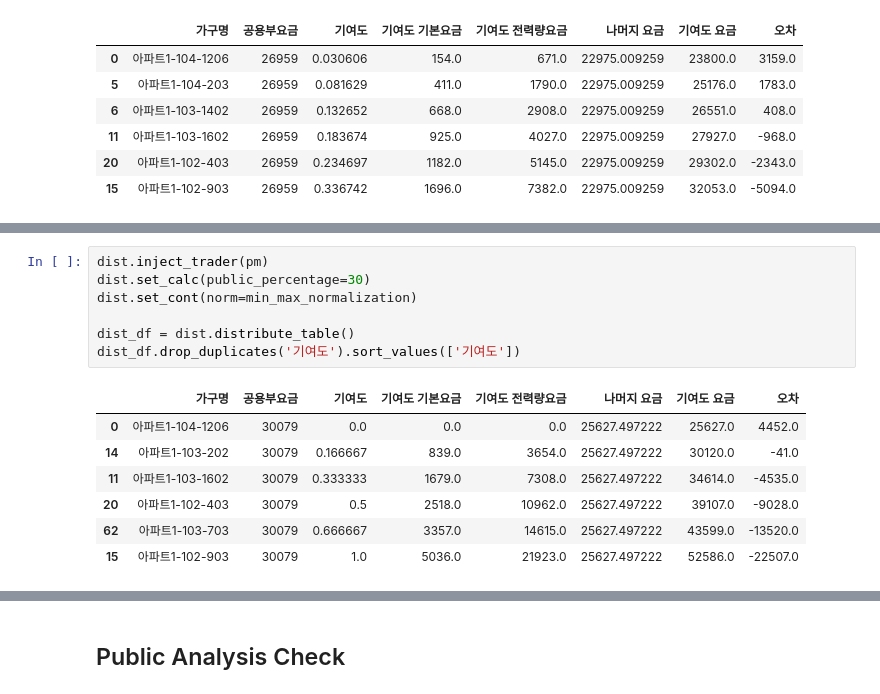
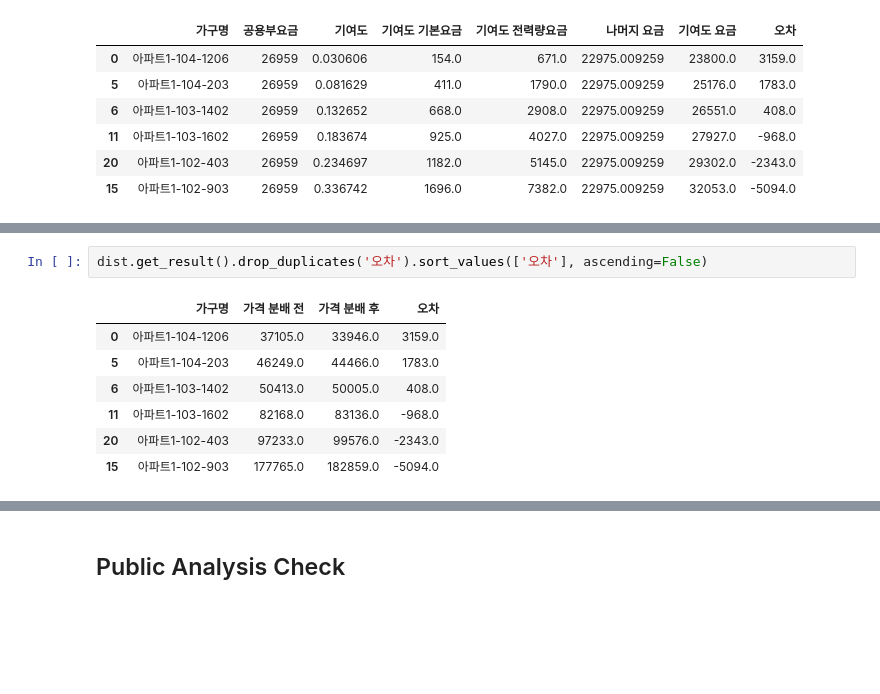
Before and after one commit to formegusto/energy-trading, a Jupyter notebook: analysis. paran energy.ipynb, the cells around one changed output, grey strips where cells are left out. Drawn from its saved outputs; the diff is of its cells as text; blank space fills up the shorter version.

Commit message:
paran model + public result + dist modularization okay

```diff
--- a/analysis. paran energy.ipynb
+++ b/analysis. paran energy.ipynb
@@ -319,15 +287,10 @@ dist_df.drop_duplicates('기여도').sort_values(['기여도'])
-# %%
-dist.inject_trader(pm)
-dist.set_calc(public_percentage=30)
-dist.set_cont(norm=min_max_normalization)
-
-dist_df = dist.distribute_table()
-dist_df.drop_duplicates('기여도').sort_values(['기여도'])
-# %% [output]
-|  | 가구명 | 공용부요금 | 기여도 | 기여도 기본요금 | 기여도 전력량요금 | 나머지 요금 | 기여도 요금 | 오차 |
-| 0 | 아파트1-104-1206 | 30079 | 0.0 | 0.0 | 0.0 | 25627.497222 | 25627.0 | 4452.0 |
-| 14 | 아파트1-103-202 | 30079 | 0.166667 | 839.0 | 3654.0 | 25627.497222 | 30120.0 | -41.0 |
-| 11 | 아파트1-103-1602 | 30079 | 0.333333 | 1679.0 | 7308.0 | 25627.497222 | 34614.0 | -4535.0 |
-| 20 | 아파트1-102-403 | 30079 | 0.5 | 2518.0 | 10962.0 | 25627.497222 | 39107.0 | -9028.0 |
-| 62 | 아파트1-103-703 | 30079 | 0.666667 | 3357.0 | 14615.0 | 25627.497222 | 43599.0 | -13520.0 |
-| 15 | 아파트1-102-903 | 30079 | 1.0 | 5036.0 | 21923.0 | 25627.497222 | 52586.0 | -22507.0 |
+# %%
+dist.get_result().drop_duplicates('오차').sort_values(['오차'], ascending=False)
+# %% [output]
+|  | 가구명 | 가격 분배 전 | 가격 분배 후 | 오차 |
+| 0 | 아파트1-104-1206 | 37105.0 | 33946.0 | 3159.0 |
+| 5 | 아파트1-104-203 | 46249.0 | 44466.0 | 1783.0 |
+| 6 | 아파트1-103-1402 | 50413.0 | 50005.0 | 408.0 |
+| 11 | 아파트1-103-1602 | 82168.0 | 83136.0 | -968.0 |
+| 20 | 아파트1-102-403 | 97233.0 | 99576.0 | -2343.0 |
+| 15 | 아파트1-102-903 | 177765.0 | 182859.0 | -5094.0 |
```
Also changed, not shown: parts of 10 cells of this notebook, 2 other files.
